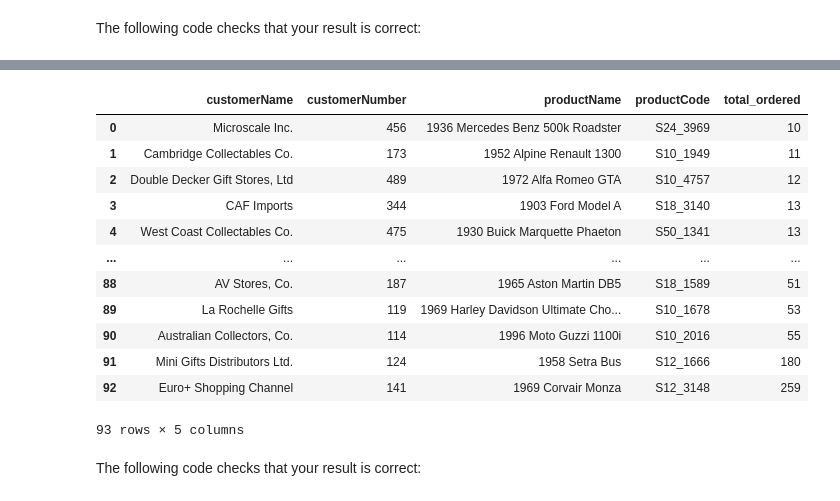
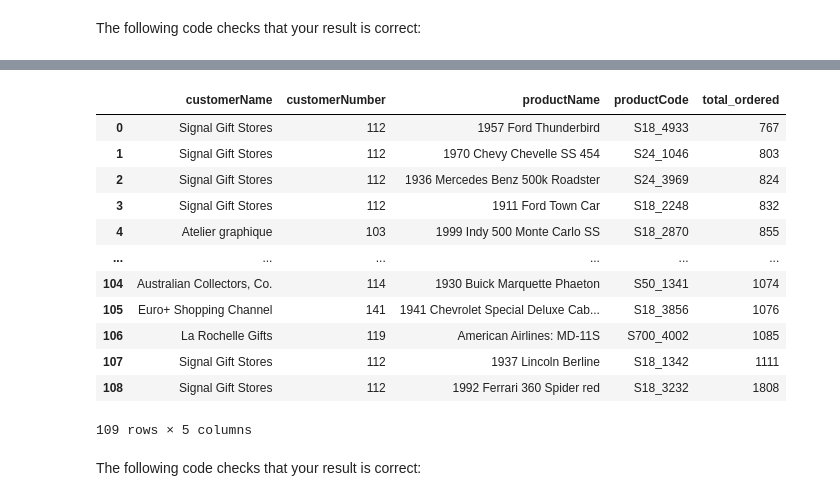
Before and after one commit to UpGoerFive/dsc-sql-lab, a Jupyter notebook: index.ipynb, the cells around one changed output, grey strips where cells are left out. Drawn from its saved outputs; the diff is of its cells as text; code cells hidden in the pictures.

```diff
--- a/index.ipynb
+++ b/index.ipynb
@@ -388,35 +388,36 @@ The five columns selected should be `customerName`, `customerNumber`, `productNa
 # %%
 # Replace None with approprite SQL code
 q7 = """
-SELECT customerName, customerNumber, productName, productCode, COUNT(productName) as total_ordered
+SELECT customerName, customerNumber, productName, productCode, SUM(quantityOrdered) as total_ordered
 FROM customers
 JOIN orders
     USING(customerNumber)
 JOIN orderdetails
     USING(orderNumber)
 JOIN products
     USING(productCode)
-GROUP BY customerNumber
-HAVING COUNT(productName) >= 10
-ORDER BY COUNT(productName)
+GROUP BY productCode
+HAVING SUM(quantityOrdered) >= 10
+ORDER BY SUM(quantityOrdered)
 ;
 """
 q7_result = pd.read_sql(q7, conn)
 q7_result
+# Incorrect answer, out of time
 # %% [output]
 |  | customerName | customerNumber | productName | productCode | total_ordered |
-| 0 | Microscale Inc. | 456 | 1936 Mercedes Benz 500k Roadster | S24_3969 | 10 |
-| 1 | Cambridge Collectables Co. | 173 | 1952 Alpine Renault 1300 | S10_1949 | 11 |
-| 2 | Double Decker Gift Stores, Ltd | 489 | 1972 Alfa Romeo GTA | S10_4757 | 12 |
-| 3 | CAF Imports | 344 | 1903 Ford Model A | S18_3140 | 13 |
-| 4 | West Coast Collectables Co. | 475 | 1930 Buick Marquette Phaeton | S50_1341 | 13 |
+| 0 | Signal Gift Stores | 112 | 1957 Ford Thunderbird | S18_4933 | 767 |
+| 1 | Signal Gift Stores | 112 | 1970 Chevy Chevelle SS 454 | S24_1046 | 803 |
+| 2 | Signal Gift Stores | 112 | 1936 Mercedes Benz 500k Roadster | S24_3969 | 824 |
+| 3 | Signal Gift Stores | 112 | 1911 Ford Town Car | S18_2248 | 832 |
+| 4 | Atelier graphique | 103 | 1999 Indy 500 Monte Carlo SS | S18_2870 | 855 |
 | ... | ... | ... | ... | ... | ... |
-| 88 | AV Stores, Co. | 187 | 1965 Aston Martin DB5 | S18_1589 | 51 |
-| 89 | La Rochelle Gifts | 119 | 1969 Harley Davidson Ultimate Cho... | S10_1678 | 53 |
-| 90 | Australian Collectors, Co. | 114 | 1996 Moto Guzzi 1100i | S10_2016 | 55 |
-| 91 | Mini Gifts Distributors Ltd. | 124 | 1958 Setra Bus | S12_1666 | 180 |
-| 92 | Euro+ Shopping Channel | 141 | 1969 Corvair Monza | S12_3148 | 259 |
+| 104 | Australian Collectors, Co. | 114 | 1930 Buick Marquette Phaeton | S50_1341 | 1074 |
+| 105 | Euro+ Shopping Channel | 141 | 1941 Chevrolet Special Deluxe Cab... | S18_3856 | 1076 |
+| 106 | La Rochelle Gifts | 119 | American Airlines: MD-11S | S700_4002 | 1085 |
+| 107 | Signal Gift Stores | 112 | 1937 Lincoln Berline | S18_1342 | 1111 |
+| 108 | Signal Gift Stores | 112 | 1992 Ferrari 360 Spider red | S18_3232 | 1808 |
-93 rows × 5 columns
+109 rows × 5 columns
 # %% [markdown]
 The following code checks that your result is correct:
 # %%
```
